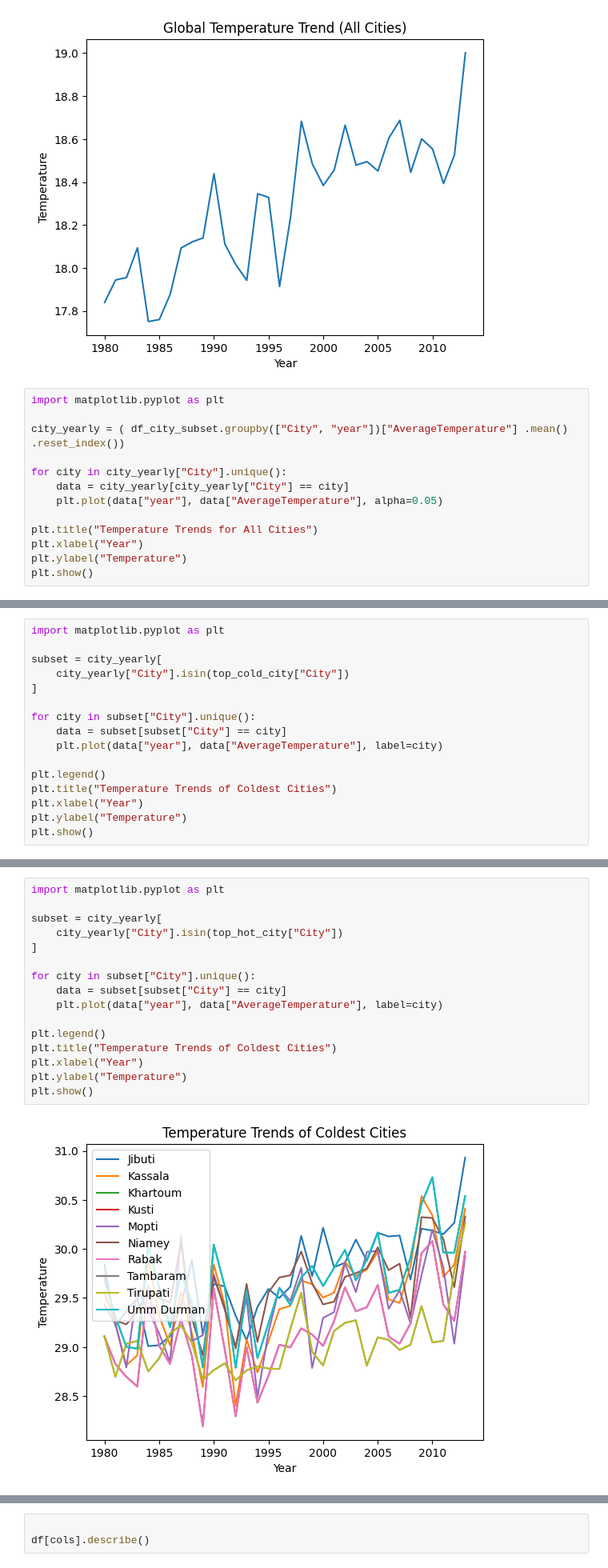
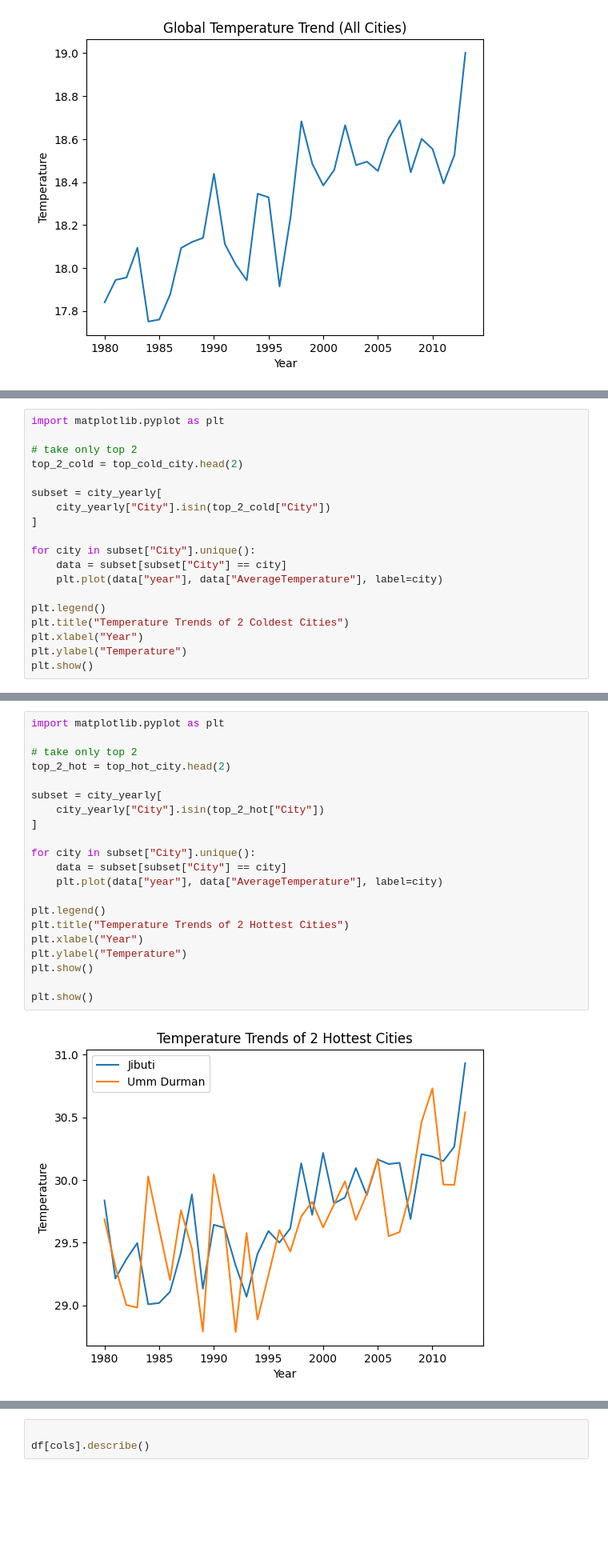
Before and after one commit to JaphletM/climate-watch, a Jupyter notebook: Opdracht 2/notebook.ipynb, the cells around one changed output, grey strips where cells are left out. Shown at 80% size. Drawn from its saved outputs; the diff is of its cells as text; blank space fills up the shorter version.

```diff
--- a/Opdracht 2/notebook.ipynb
+++ b/Opdracht 2/notebook.ipynb
@@ -195,16 +195,3 @@ plt.ylabel("Temperature")
 plt.show()
 # %% [output]
 [figure]
-# %%
-import matplotlib.pyplot as plt
-
-city_yearly = ( df_city_subset.groupby(["City", "year"])["AverageTemperature"] .mean() .reset_index())
-
-for city in city_yearly["City"].unique():
-    data = city_yearly[city_yearly["City"] == city]
-    plt.plot(data["year"], data["AverageTemperature"], alpha=0.05)
-
-plt.title("Temperature Trends for All Cities")
-plt.xlabel("Year")
-plt.ylabel("Temperature")
-plt.show()
@@ -213,8 +198,11 @@ plt.show()
 # %%
 import matplotlib.pyplot as plt
 
+# take only top 2
+top_2_cold = top_cold_city.head(2)
+
 subset = city_yearly[
-    city_yearly["City"].isin(top_cold_city["City"])
+    city_yearly["City"].isin(top_2_cold["City"])
 ]
 
 for city in subset["City"].unique():
@@ -222,7 +210,7 @@ for city in subset["City"].unique():
     plt.plot(data["year"], data["AverageTemperature"], label=city)
 
 plt.legend()
-plt.title("Temperature Trends of Coldest Cities")
+plt.title("Temperature Trends of 2 Coldest Cities")
 plt.xlabel("Year")
 plt.ylabel("Temperature")
 plt.show()
@@ -231,21 +219,26 @@ plt.show()
 # %%
 import matplotlib.pyplot as plt
 
+# take only top 2
+top_2_hot = top_hot_city.head(2)
+
 subset = city_yearly[
-    city_yearly["City"].isin(top_hot_city["City"])
+    city_yearly["City"].isin(top_2_hot["City"])
 ]
 
 for city in subset["City"].unique():
     data = subset[subset["City"] == city]
     plt.plot(data["year"], data["AverageTemperature"], label=city)
 
 plt.legend()
-plt.title("Temperature Trends of Coldest Cities")
+plt.title("Temperature Trends of 2 Hottest Cities")
 plt.xlabel("Year")
 plt.ylabel("Temperature")
 plt.show()
+
+plt.show()
 # %% [output]
-[figure, old version]
+[figure, new version]
 # %%
 city_extremes = (
     df_city_subset.groupby("City")["AverageTemperature"]
```
Also changed, not shown: parts of 3 cells of this notebook, 8 other files.
